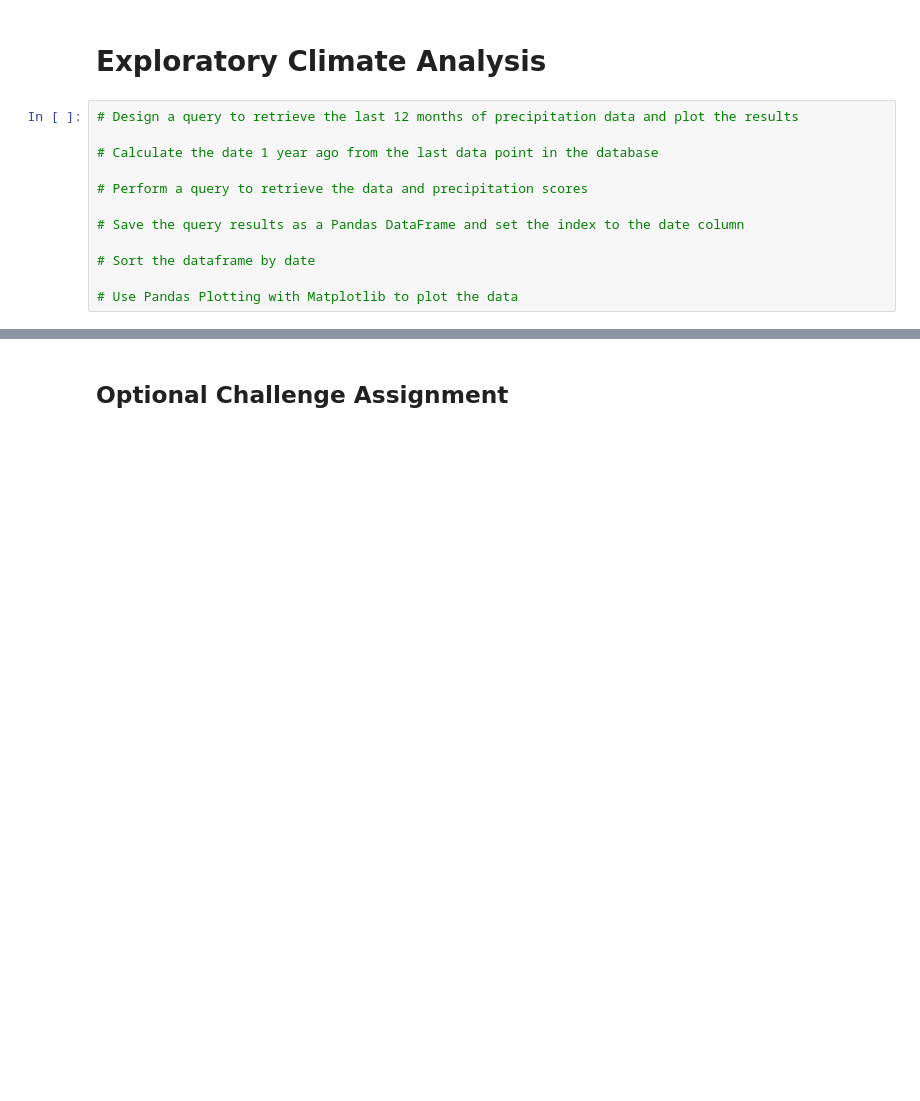
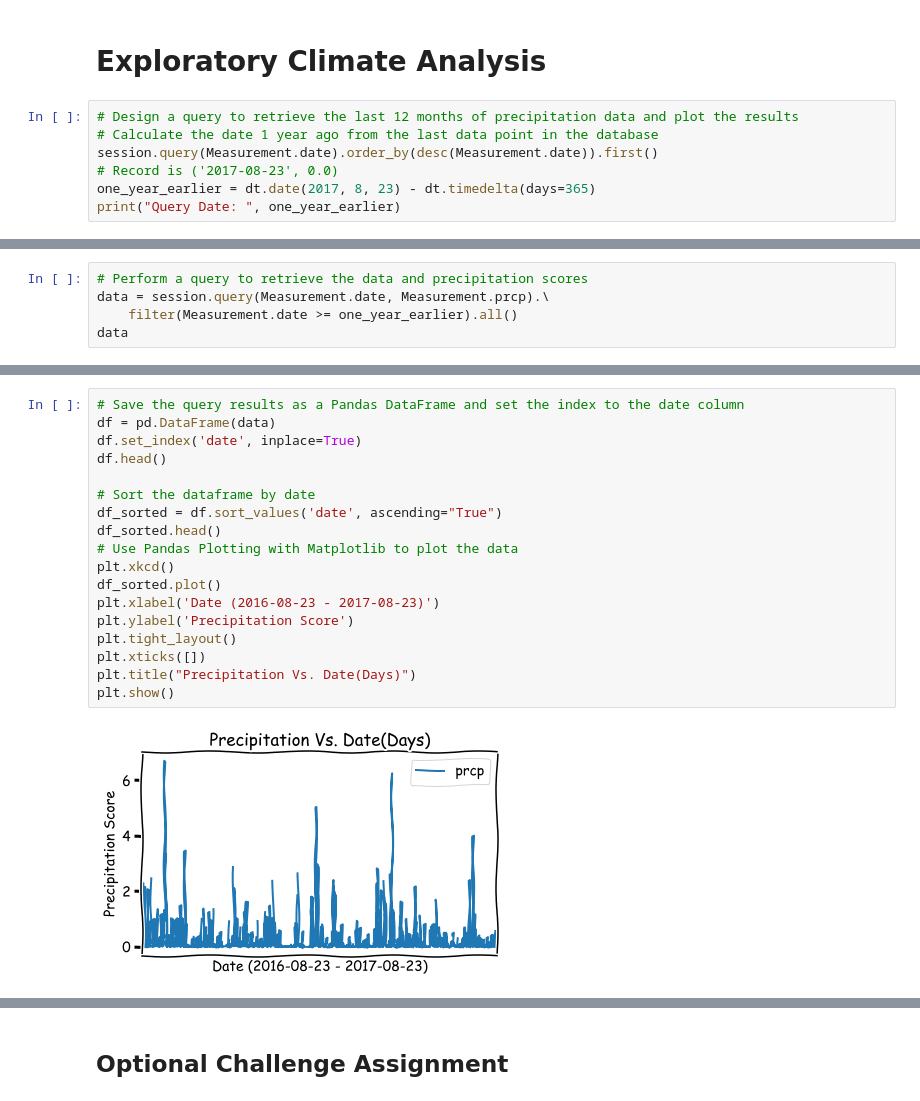
Before and after one commit to huntercash/SurfsUp, a Jupyter notebook: climate_starter.ipynb, the cells around one changed output, grey strips where cells are left out. Drawn from its saved outputs; the diff is of its cells as text; blank space fills up the shorter version.

```diff
--- a/climate_starter.ipynb
+++ b/climate_starter.ipynb
@@ -33,13 +35,8 @@ session = Session(engine)
 # Exploratory Climate Analysis
 # %%
 # Design a query to retrieve the last 12 months of precipitation data and plot the results
-
 # Calculate the date 1 year ago from the last data point in the database
-
-# Perform a query to retrieve the data and precipitation scores
-
-# Save the query results as a Pandas DataFrame and set the index to the date column
-
-# Sort the dataframe by date
-
-# Use Pandas Plotting with Matplotlib to plot the data
+session.query(Measurement.date).order_by(desc(Measurement.date)).first()
+# Record is ('2017-08-23', 0.0)
+one_year_earlier = dt.date(2017, 8, 23) - dt.timedelta(days=365)
+print("Query Date: ", one_year_earlier)
@@ -45,0 +45,5 @@ session = Session(engine)
+# %%
+# Perform a query to retrieve the data and precipitation scores
+data = session.query(Measurement.date, Measurement.prcp).\
+    filter(Measurement.date >= one_year_earlier).all()
+data
@@ -46,2 +68,22 @@ session = Session(engine)
+# %%
+# Save the query results as a Pandas DataFrame and set the index to the date column
+df = pd.DataFrame(data)
+df.set_index('date', inplace=True)
+df.head()
+
+# Sort the dataframe by date
+df_sorted = df.sort_values('date', ascending="True")
+df_sorted.head()
+# Use Pandas Plotting with Matplotlib to plot the data
+plt.xkcd()
+df_sorted.plot()
+plt.xlabel('Date (2016-08-23 - 2017-08-23)')
+plt.ylabel('Precipitation Score')
+plt.tight_layout()
+plt.xticks([])
+plt.title("Precipitation Vs. Date(Days)")
+plt.show()
+# %% [output]
+[figure, added]
 # %%
 # Use Pandas to calcualte the summary statistics for the precipitation data
```
Also changed, not shown: parts of 18 cells of this notebook.
